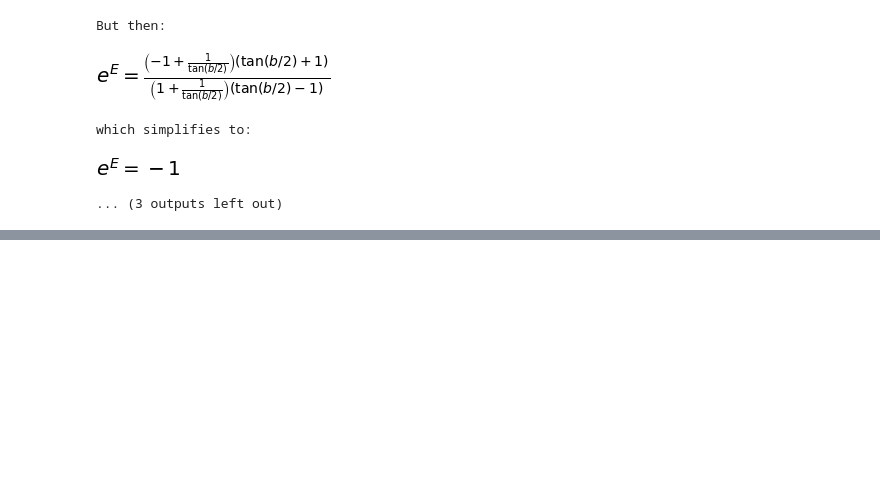
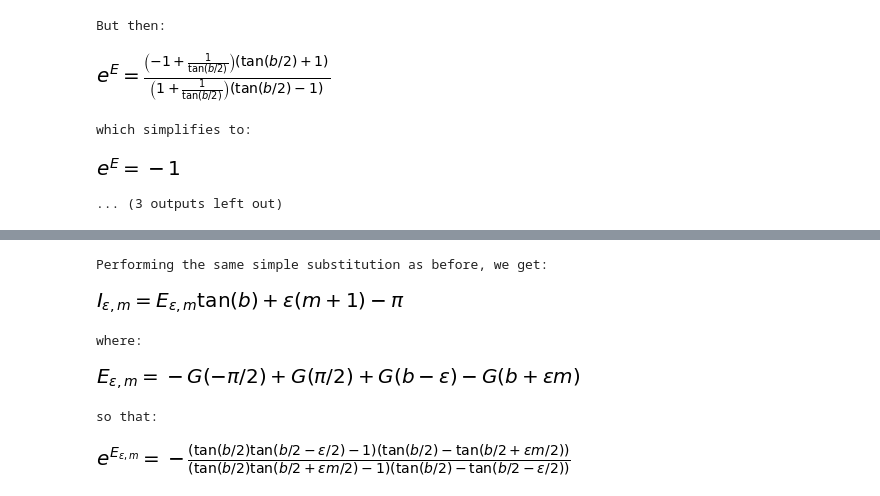
Before and after one commit to Future-Hangglider/Classical-aerodynamics, a Jupyter notebook: lifting_line_theory/integrate_sinbysinplusa.ipynb, the cells around one changed output, grey strips where cells are left out. Saved outputs shown, nothing was run; the diff lists cells and outputs as text; code cells hidden in the pictures; blank space fills up the shorter version.

```diff
--- a/lifting_line_theory/integrate_sinbysinplusa.ipynb
+++ b/lifting_line_theory/integrate_sinbysinplusa.ipynb
@@ -98,0 +127,27 @@ which simplifies to:
+# %%
+Eexpre = F1.subs(x, b-epsilon) - F1.subs(x, -sp.pi/2) + F1.subs(x, sp.pi/2) - F1.subs(x, b+epsilon*m)
+r2e = Fexpr.subs(x, b-epsilon) - Fexpr.subs(x, -sp.pi/2) + Fexpr.subs(x, sp.pi/2) - Fexpr.subs(x, b+epsilon*m)
+Eem = sp.Symbol("E_{\epsilon,m}")
+r4e = Eem*sp.tan(b) - sp.pi + (1+m)*epsilon
+r4expre = Eexpre*sp.tan(b) - sp.pi + (1+m)*epsilon
+r42e = r4expre - r2e
+assert r42e.simplify() == 0
+
+Eexpre1 = F1expr.subs(x, b-epsilon) - F1expr.subs(x, -sp.pi/2) + F1expr.subs(x, sp.pi/2) - F1expr.subs(x, b+epsilon*m)
+# %%
+print("Performing the same simple substitution as before, we get:")
+display(sp.Eq(Iem, r4e))
+print("where:")
+display(sp.Eq(Eem, Eexpre))
+# %% [output]
+Performing the same simple substitution as before, we get:
+[figure, added]
+where:
+[figure, added]
+# %%
+print("so that:")
+expEexpre1 = sp.exp(Eexpre1).simplify()
+display(sp.Eq(sp.exp(Eem), expEexpre1))
+# %% [output]
+so that:
+[figure, added]
```
Also changed, not shown: parts of 6 cells of this notebook, 2 other files.
